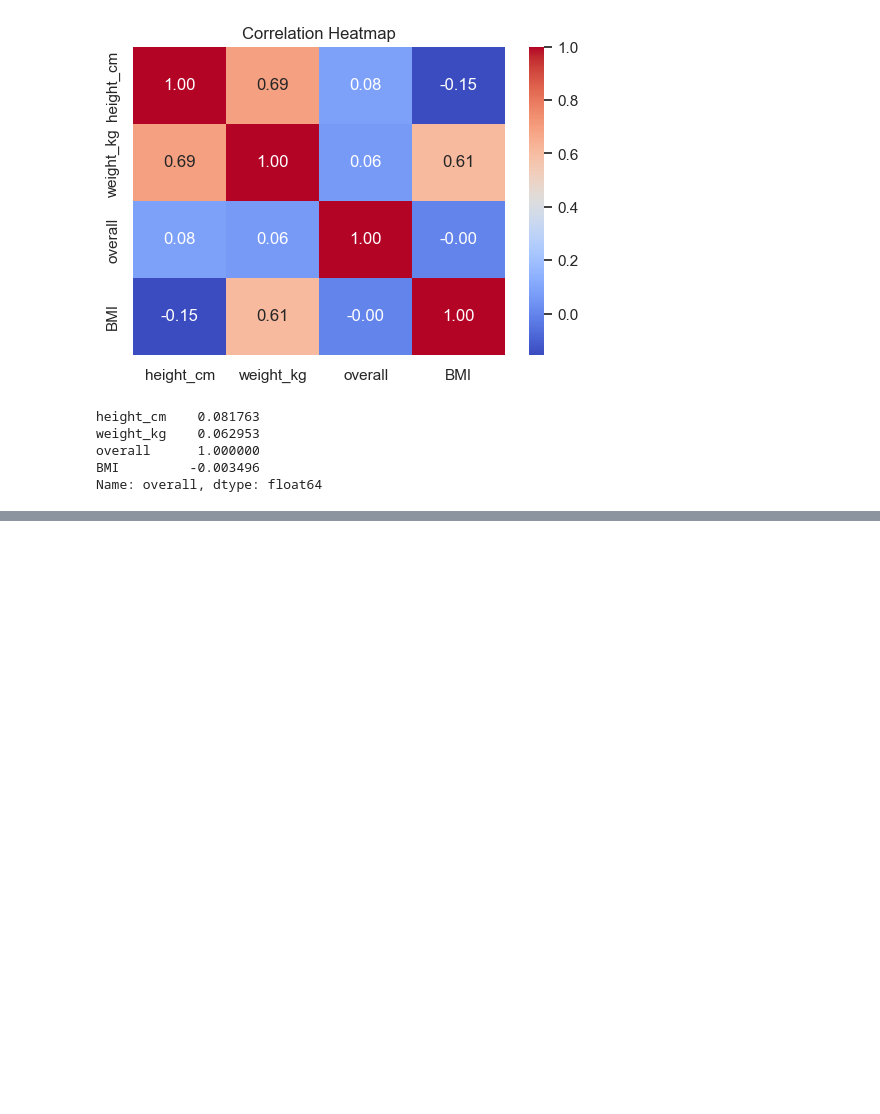
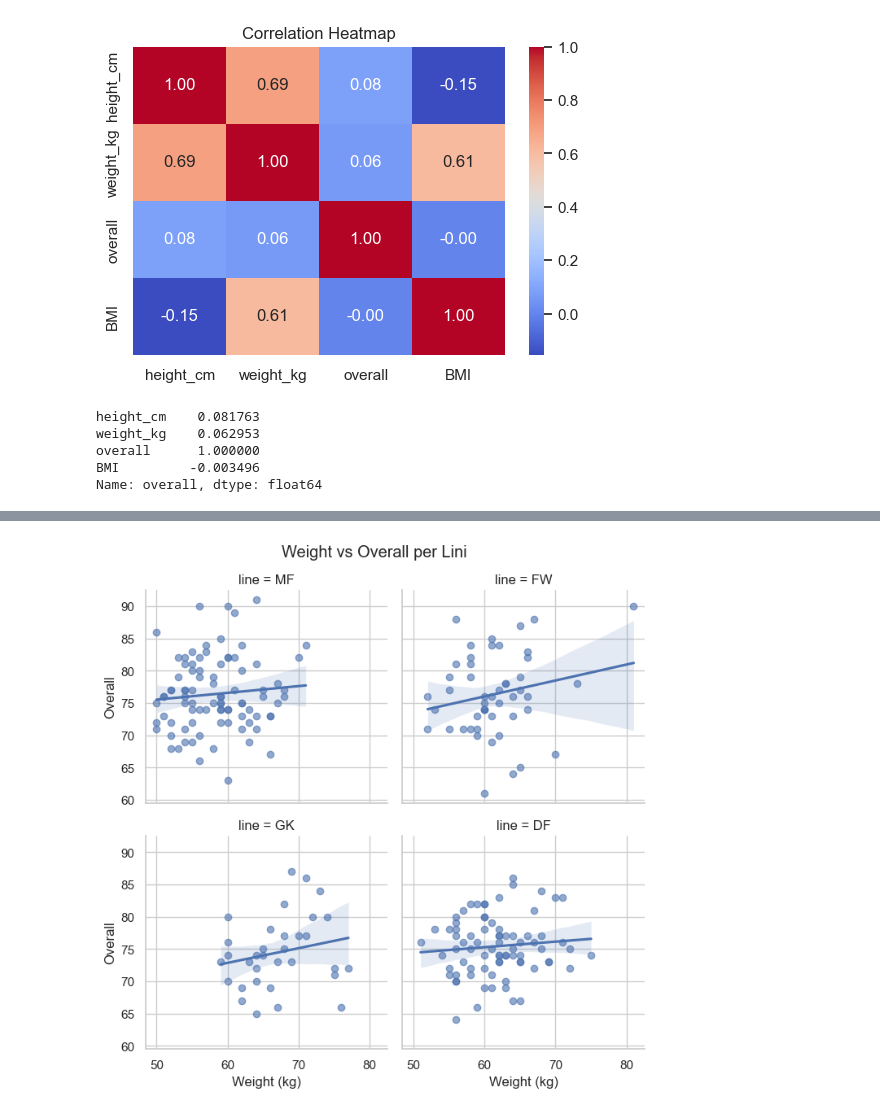
Before and after one commit to WayanRadit29/College_Data_Mining, a Jupyter notebook: fifa18-eda/eda.ipynb, the cells around one changed output, grey strips where cells are left out. Drawn from its saved outputs; the diff is of its cells as text; code cells hidden in the pictures; blank space fills up the shorter version.

```diff
--- a/fifa18-eda/eda.ipynb
+++ b/fifa18-eda/eda.ipynb
@@ -192,0 +293,21 @@ Name: overall, dtype: float64
+# %%
+# Korelasi per lini
+rows = []
+for line, sub in pos_df.dropna(subset=['line','weight_kg','overall']).groupby('line'):
+    r, p = pearsonr(sub['weight_kg'], sub['overall'])
+    rho, ps = spearmanr(sub['weight_kg'], sub['overall'])
+    rows.append({'line': line, 'n': len(sub),
+                 'pearson_r': r, 'pearson_p': p,
+                 'spearman_rho': rho, 'spearman_p': ps})
+corr_by_line = pd.DataFrame(rows).set_index('line').round(4).sort_values('pearson_r', ascending=False)
+corr_by_line
+
+# Visual: regplot per lini
+g = sns.FacetGrid(pos_df.dropna(subset=['line']), col='line', col_wrap=2, height=3.5, sharex=True, sharey=True)
+g.map_dataframe(sns.regplot, x='weight_kg', y='overall', scatter_kws={'alpha':0.6})
+g.set_axis_labels("Weight (kg)", "Overall")
+g.fig.subplots_adjust(top=0.9)
+g.fig.suptitle("Weight vs Overall per Lini")
+plt.show()
+# %% [output]
+[figure, added]
```
Also changed, not shown: parts of 10 cells of this notebook.
